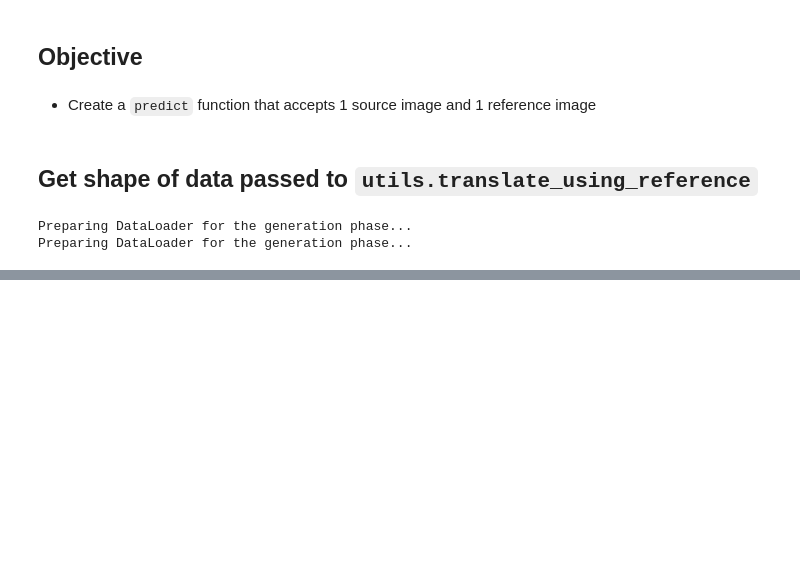
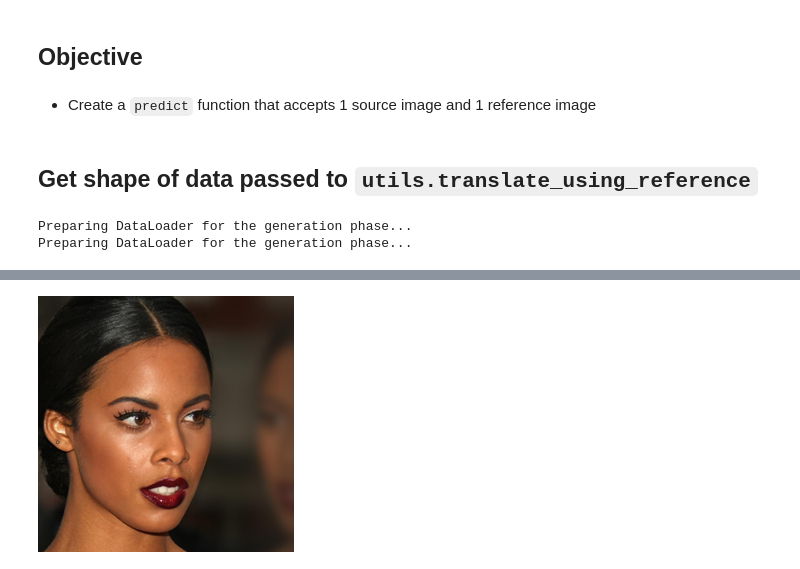
Before and after one commit to clovaai/stargan-v2, a Jupyter notebook: notebooks/Predict.ipynb, the cells around one changed output, grey strips where cells are left out. Drawn from its saved outputs; the diff is of its cells as text; code cells hidden in the pictures; blank space fills up the shorter version.

```diff
--- a/notebooks/Predict.ipynb
+++ b/notebooks/Predict.ipynb
@@ -60,0 +167,6 @@ tensor([0, 0, 0, 0, 0, 0, 0, 0, 0, 0, 0, 0, 0, 0, 0, 0, 0, 0, 0, 0, 0, 0, 0, 0,
+# %%
+source = Image.open('../assets/representative/celeba_hq/src/female/039913.jpg')
+# %%
+source.resize((256,256))
+# %% [output]
+[figure, added]
```
Also changed, not shown: parts of 76 cells of this notebook, 1 other file.
